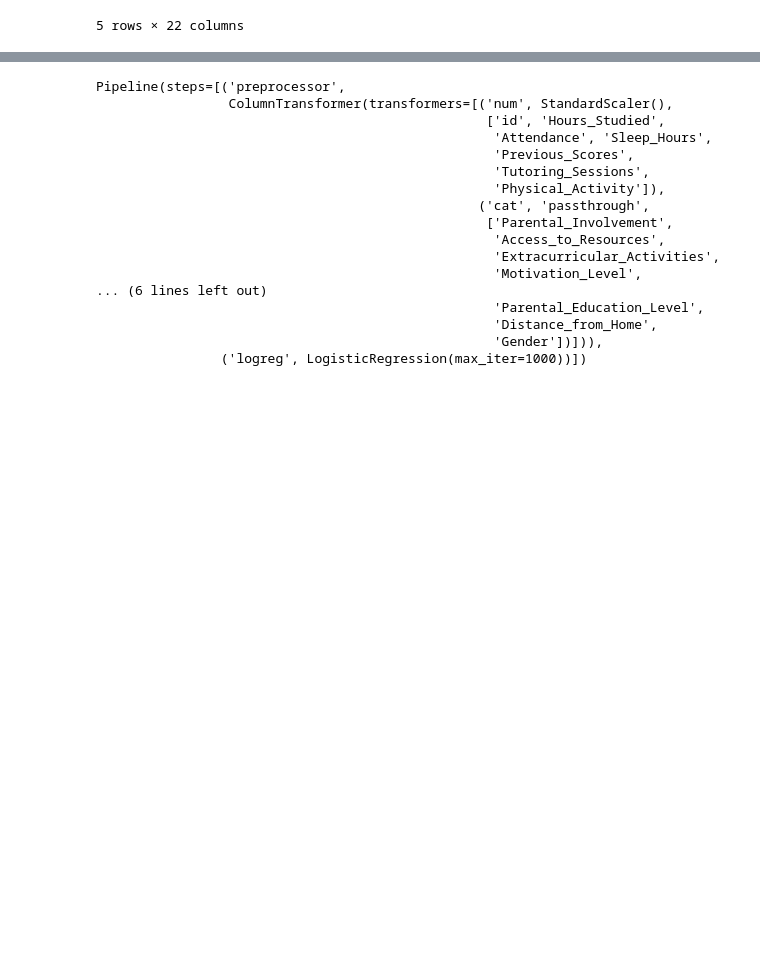
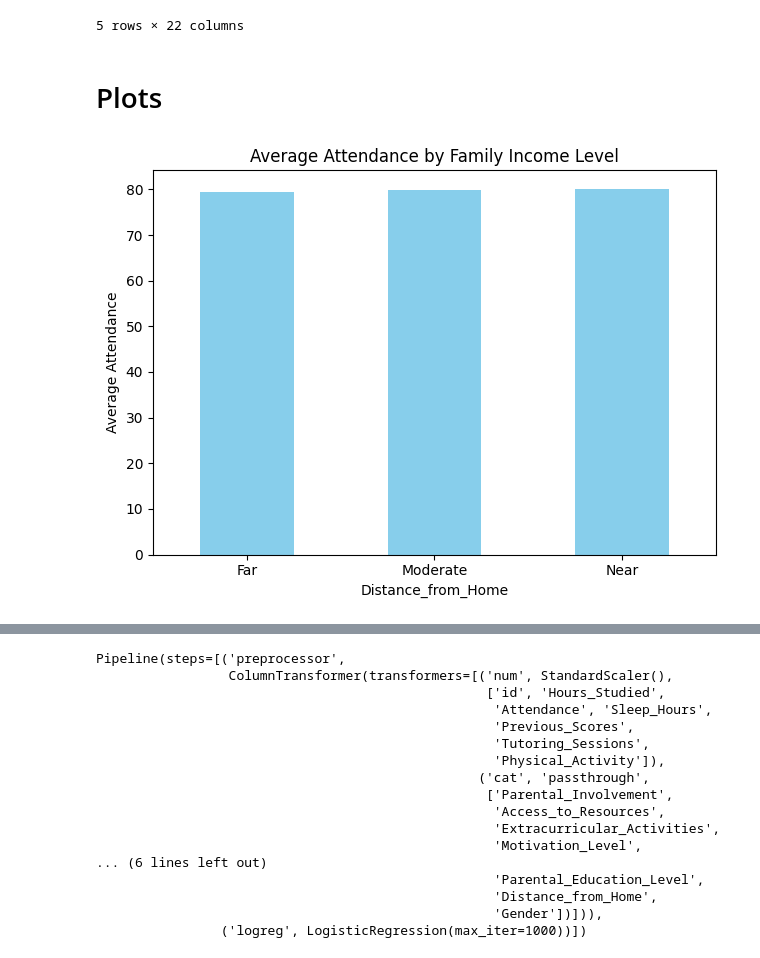
Before and after one commit to Staticy01/Student_Grades, a Jupyter notebook: Student-Predictions.ipynb, the cells around one changed output, grey strips where cells are left out. Saved outputs shown, nothing was run; the diff lists cells and outputs as text; code cells hidden in the pictures; blank space fills up the shorter version.

```diff
--- a/Student-Predictions.ipynb
+++ b/Student-Predictions.ipynb
@@ -51,3 +52,17 @@ df.head()
 | 3 | 3 | 29 | 89 | Low | Medium | Yes | ... |
 | 4 | 4 | 19 | 92 | Medium | Medium | Yes | ... |
 5 rows × 22 columns
+# %% [markdown]
+# Plots
+# %%
+avg_attendance = df.groupby('Distance_from_Home')['Attendance'].mean()
+
+# Plot
+avg_attendance.plot(kind='bar', color='skyblue')
+plt.ylabel('Average Attendance')
+plt.title('Average Attendance by Family Income Level')
+plt.xticks(rotation=0)
+plt.tight_layout()
+plt.show()
+# %% [output]
+[figure, added]
```
Also changed, not shown: parts of 17 cells of this notebook, 1 other file.
